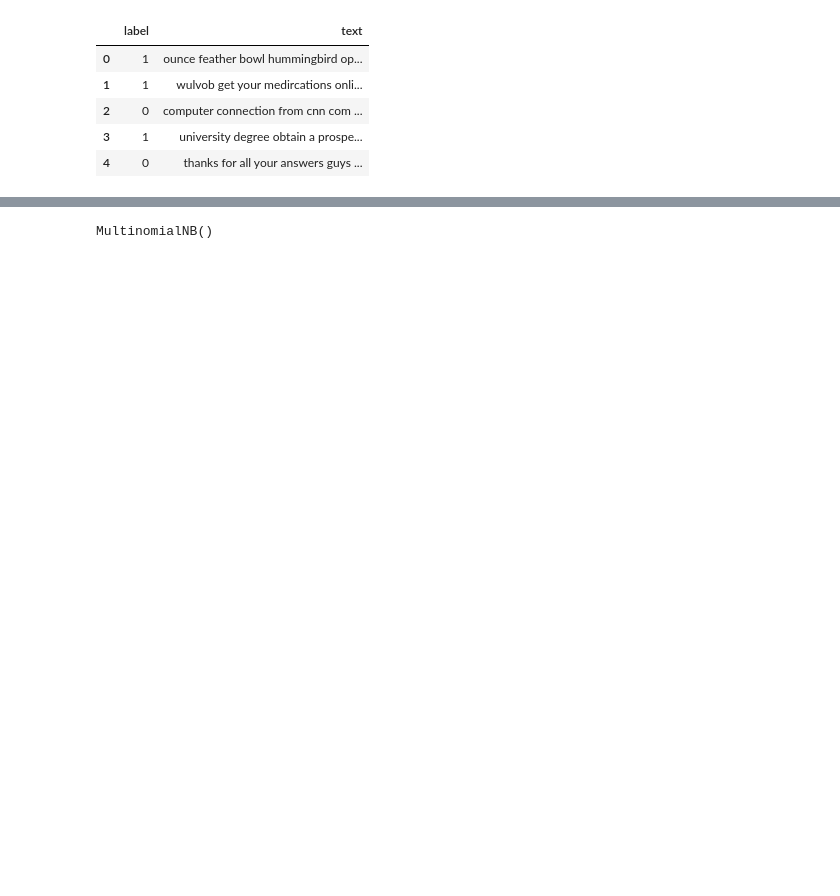
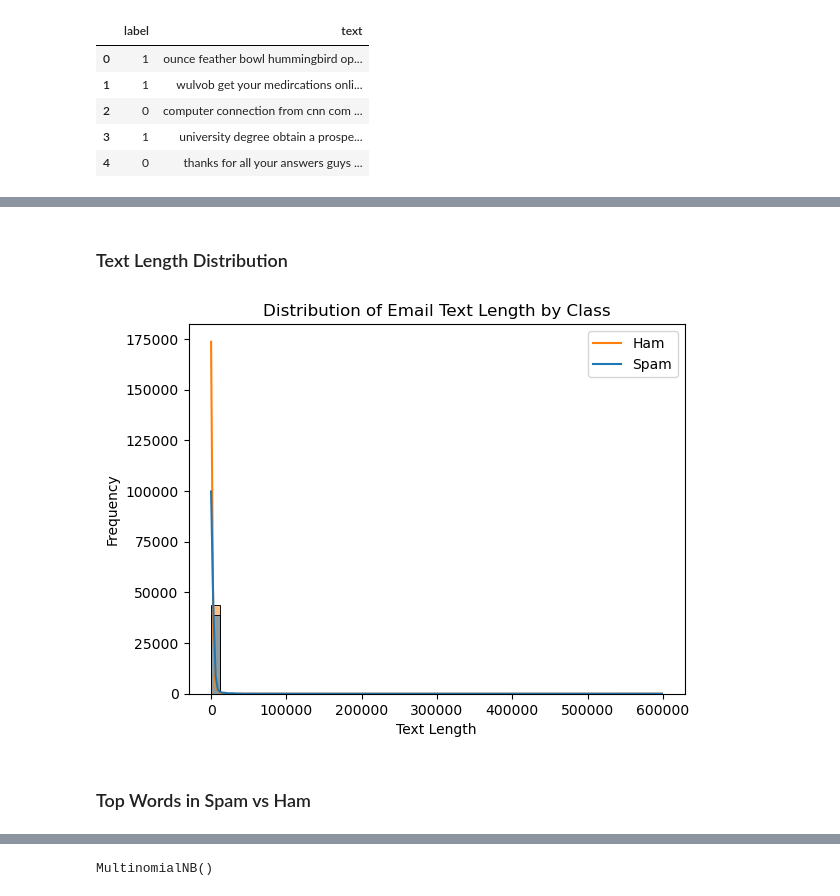
Before and after one commit to dina0422/spam-email-classification, a Jupyter notebook: email-spam-naive-bayes.ipynb, the cells around one changed output, grey strips where cells are left out. Drawn from its saved outputs; the diff is of its cells as text; code cells hidden in the pictures; blank space fills up the shorter version.

```diff
--- a/email-spam-naive-bayes.ipynb
+++ b/email-spam-naive-bayes.ipynb
@@ -22,0 +99,15 @@ df.groupby('label').describe()
+# %% [markdown]
+### Text Length Distribution
+# %%
+df['text_length'] = df['text'].apply(len)
+
+sns.histplot(data=df, x='text_length', hue='label', bins=50, kde=True)
+plt.title('Distribution of Email Text Length by Class')
+plt.xlabel('Text Length')
+plt.ylabel('Frequency')
+plt.legend(['Ham', 'Spam'])
+plt.show()
+# %% [output]
+[figure, added]
+# %% [markdown]
+### Top Words in Spam vs Ham
```
Also changed, not shown: parts of 22 cells of this notebook, 3 other files.
